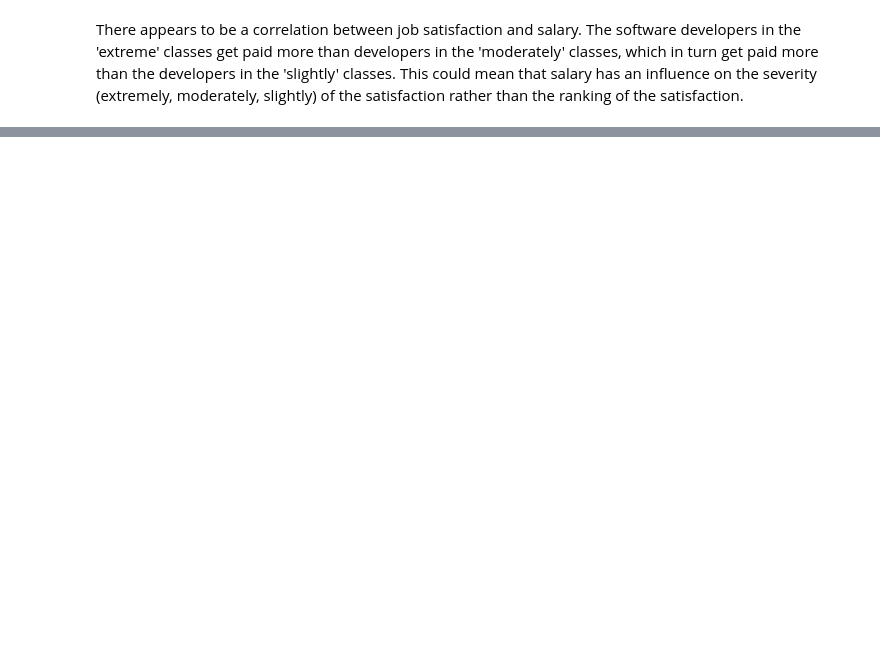
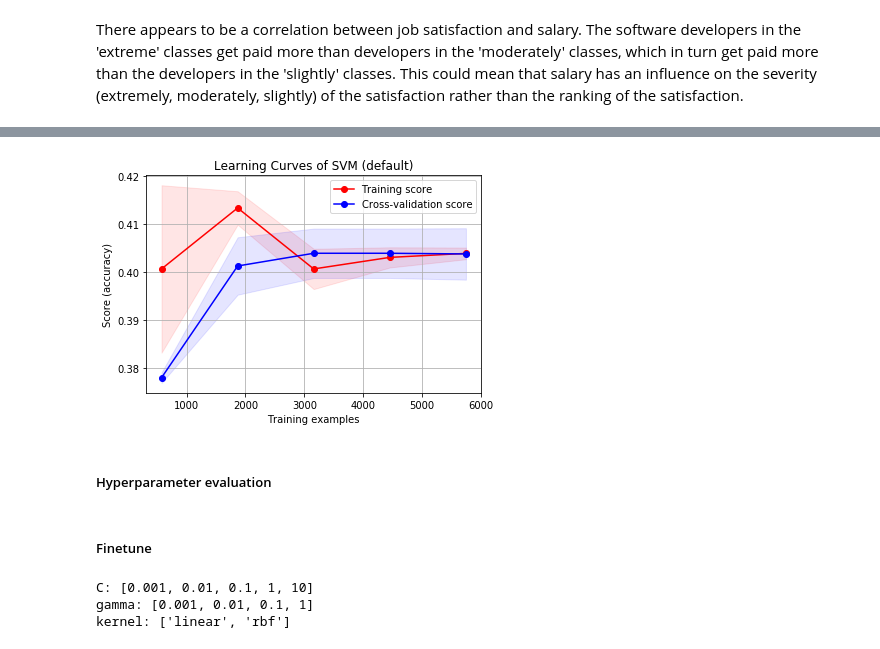
Before and after one commit to Vidovitsch/stack-overflow-survey-model, a Jupyter notebook: research.ipynb, the cells around one changed output, grey strips where cells are left out. Drawn from its saved outputs; the diff is of its cells as text; code cells hidden in the pictures; blank space fills up the shorter version.

```diff
--- a/research.ipynb
+++ b/research.ipynb
@@ -348,0 +522,7 @@ from sklearn.ensemble import RandomForestClassifier
+# %%
+plot_learning_curve(svm_clf_default, 'Learning Curves of SVM (default)', X_train_best, y_train)
+plt.show()
+# %% [output]
+[figure, added]
+# %% [markdown]
+##### Hyperparameter evaluation
@@ -348,0 +531,2 @@ from sklearn.ensemble import RandomForestClassifier
+# %% [markdown]
+##### Finetune
@@ -348,0 +537,11 @@ from sklearn.ensemble import RandomForestClassifier
+# %%
+# Create the grid
+svm_grid = { 'C': C,
+           'gamma': gamma,
+           'kernel': kernel }
+# Print grid
+[print('%s: %s' % x) for x in svm_grid.items()];
+# %% [output]
+C: [0.001, 0.01, 0.1, 1, 10]
+gamma: [0.001, 0.01, 0.1, 1]
+kernel: ['linear', 'rbf']
```
Also changed, not shown: parts of 83 cells of this notebook.
